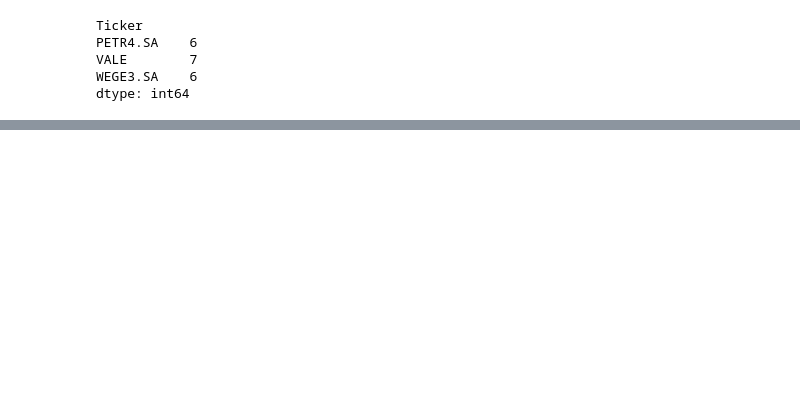
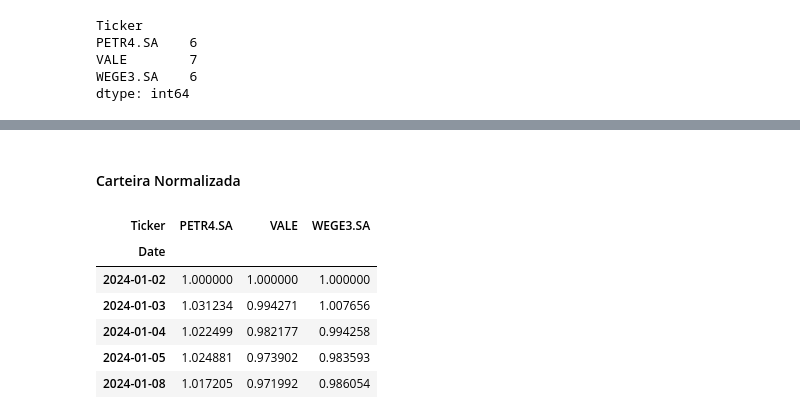
Before and after one commit to edubrumgithub/Analise-Indicadores-Financeiros-Economicos, a Jupyter notebook: main.ipynb, the cells around one changed output, grey strips where cells are left out. Cells and saved outputs as stored; diff of their text form; code cells hidden in the pictures; blank space fills up the shorter version.

```diff
--- a/main.ipynb
+++ b/main.ipynb
@@ -177,0 +214,13 @@ plt.legend();
+# %% [markdown]
+#### Carteira Normalizada
+# %%
+carteira_normalizada = carteira / carteira.iloc[0]
+carteira_normalizada.head()
+# %% [output]
+| Ticker | PETR4.SA | VALE | WEGE3.SA |
+| Date |  |  |  |
+| 2024-01-02 | 1.000000 | 1.000000 | 1.000000 |
+| 2024-01-03 | 1.031234 | 0.994271 | 1.007656 |
+| 2024-01-04 | 1.022499 | 0.982177 | 0.994258 |
+| 2024-01-05 | 1.024881 | 0.973902 | 0.983593 |
+| 2024-01-08 | 1.017205 | 0.971992 | 0.986054 |
```
Also changed, not shown: parts of 41 cells of this notebook.
